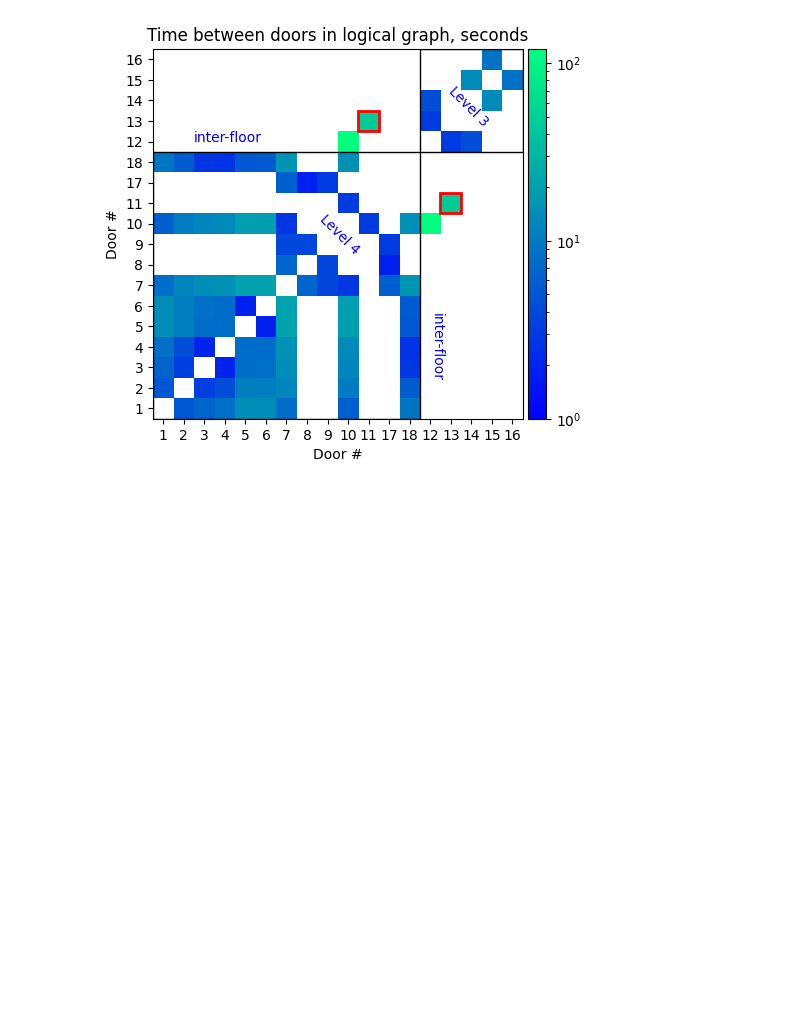
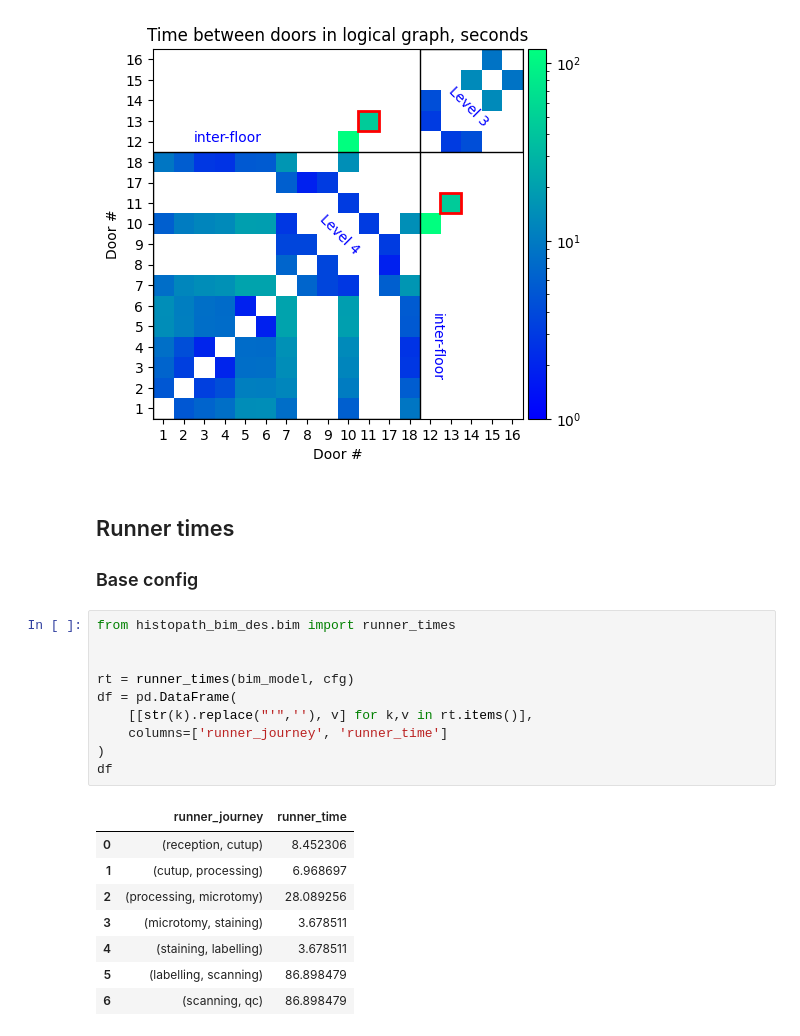
Before and after one commit to yinchi/histopath-bim-des, a Jupyter notebook: paper_rev3/ifc_parsing.ipynb, the cells around one changed output. Cells and saved outputs as stored; diff of their text form; blank space fills up the shorter version.

Commit message:
ipynb notebook: compute travel times for room swap scenarios

```diff
--- a/paper_rev3/ifc_parsing.ipynb
+++ b/paper_rev3/ifc_parsing.ipynb
@@ -192,3 +192,26 @@ ax.set_xticks(range(18), nodes)
 _ = ax.set_yticks(range(18), nodes)
 # %% [output]
 [figure]
+# %% [markdown]
+## Runner times
+
+### Base config
+# %%
+from histopath_bim_des.bim import runner_times
+
+
+rt = runner_times(bim_model, cfg)
+df = pd.DataFrame(
+    [[str(k).replace("'",''), v] for k,v in rt.items()],
+    columns=['runner_journey', 'runner_time']
+)
+df
+# %% [output]
+|  | runner_journey | runner_time |
+| 0 | (reception, cutup) | 8.452306 |
+| 1 | (cutup, processing) | 6.968697 |
+| 2 | (processing, microtomy) | 28.089256 |
+| 3 | (microtomy, staining) | 3.678511 |
+| 4 | (staining, labelling) | 3.678511 |
+| 5 | (labelling, scanning) | 86.898479 |
+| 6 | (scanning, qc) | 86.898479 |
```
Also changed, not shown: parts of 3 cells of this notebook.
